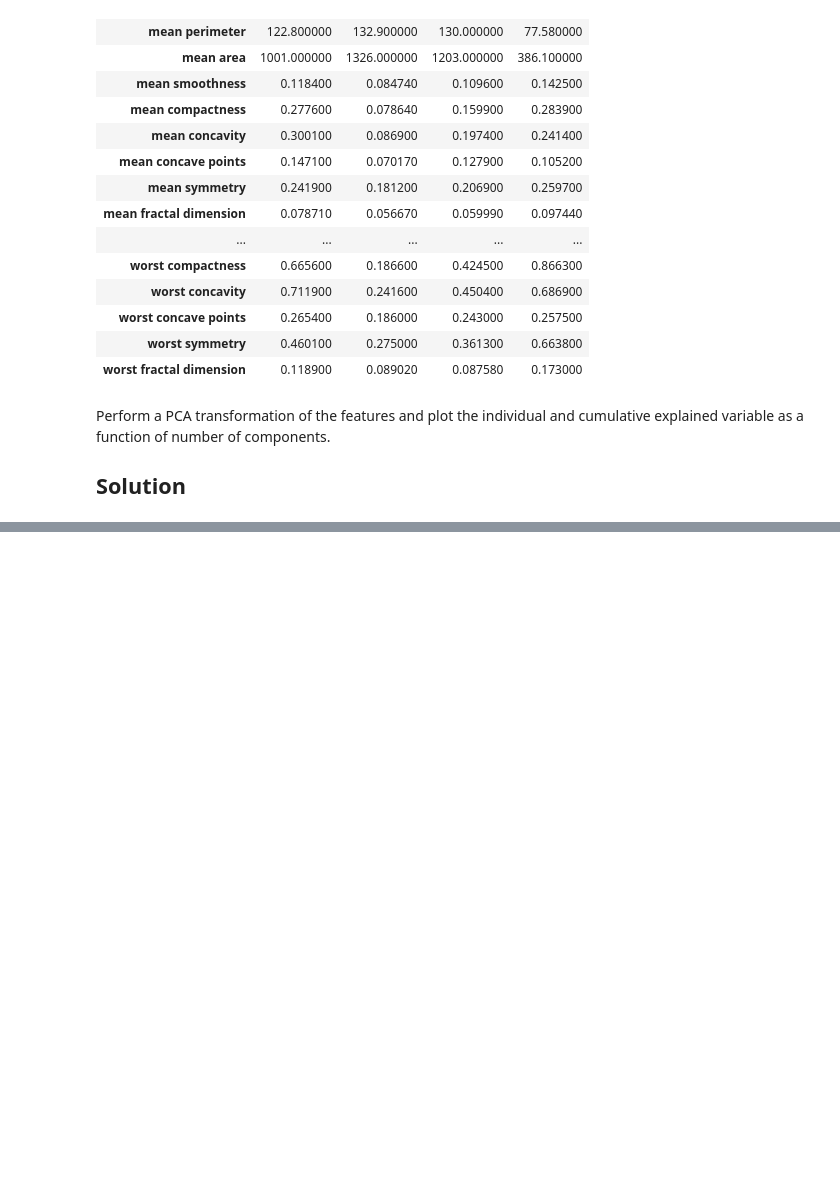
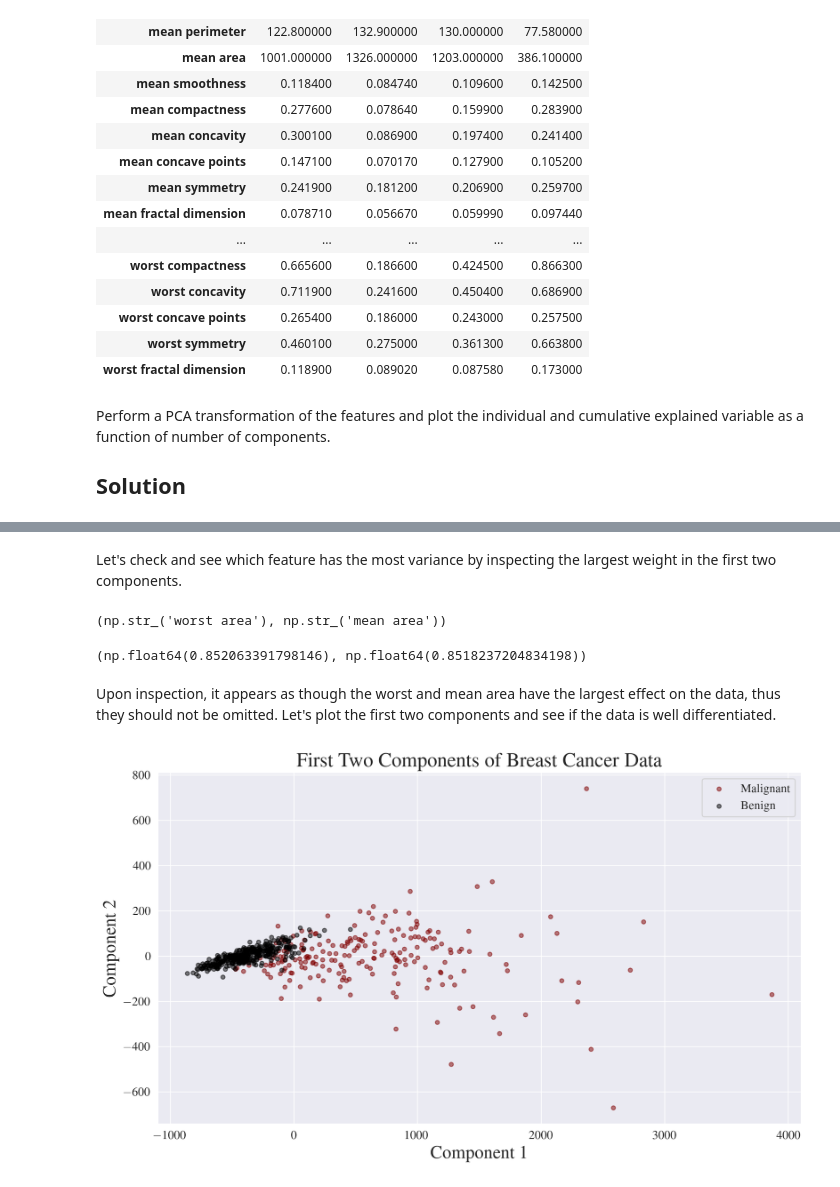
Before and after one commit to gabemorris12/machine_learning, a Jupyter notebook: Homework 3/Machine Learning Homework 3.ipynb, the cells around one changed output, grey strips where cells are left out. Drawn from its saved outputs; the diff is of its cells as text; code cells hidden in the pictures; blank space fills up the shorter version.

```diff
--- a/Homework 3/Machine Learning Homework 3.ipynb
+++ b/Homework 3/Machine Learning Homework 3.ipynb
@@ -41,0 +77,35 @@ Perform a PCA transformation of the features and plot the individual and cumulat
+# %%
+# Make new PCA model
+pca = PCA(n_components=2)
+features_pca = pca.fit_transform(features)
+# %% [markdown]
+Let's check and see which feature has the most variance by inspecting the largest weight in the first two components.
+# %%
+w1, w2 = pca.components_
+max1, max2 = np.argmax(w1), np.argmax(w2)
+feature_names[max1], feature_names[max2]
+# %% [output]
+(np.str_('worst area'), np.str_('mean area'))
+# %%
+# Corresponding weight values
+w1[max1], w2[max2]
+# %% [output]
+(np.float64(0.852063391798146), np.float64(0.8518237204834198))
+# %% [markdown]
+Upon inspection, it appears as though the worst and mean area have the largest effect on the data, thus they should not be omitted. Let's plot the first two components and see if the data is well differentiated.
+# %%
+# Get indices
+malignant = target == 0
+benign = target == 1
+
+# Plot the two important components
+fig, ax = plt.subplots()
+ax.scatter(features_pca[malignant, 0], features_pca[malignant, 1], label='Malignant', zorder=3, alpha=0.5, marker='.')
+ax.scatter(features_pca[benign, 0], features_pca[benign, 1], label='Benign', zorder=3, alpha=0.5, marker='.')
+ax.set_xlabel('Component 1')
+ax.set_ylabel('Component 2')
+ax.set_title('First Two Components of Breast Cancer Data')
+ax.legend()
+plt.show()
+# %% [output]
+[figure, added]
```
Also changed, not shown: parts of 4 cells of this notebook, 1 other file.
